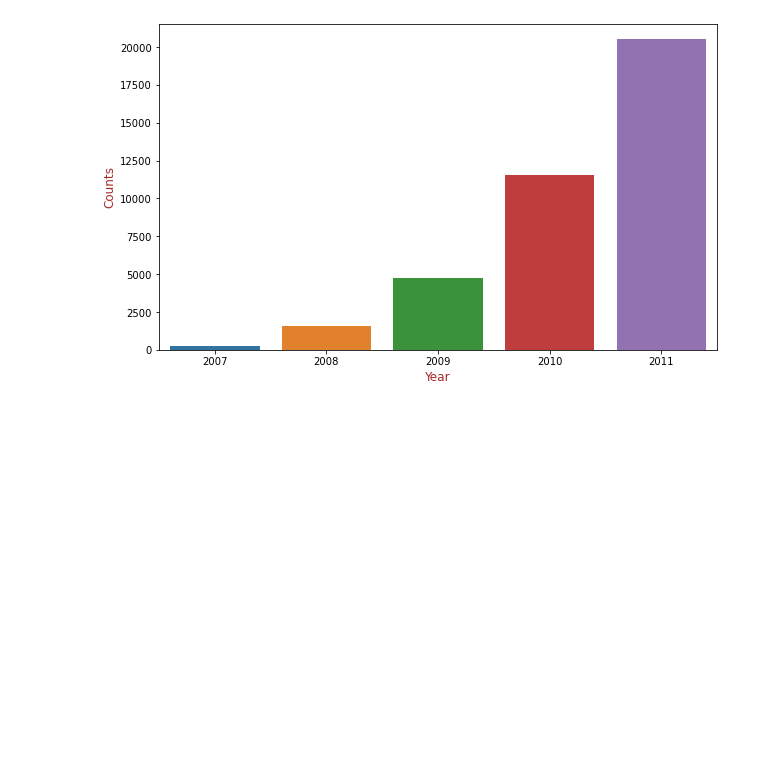
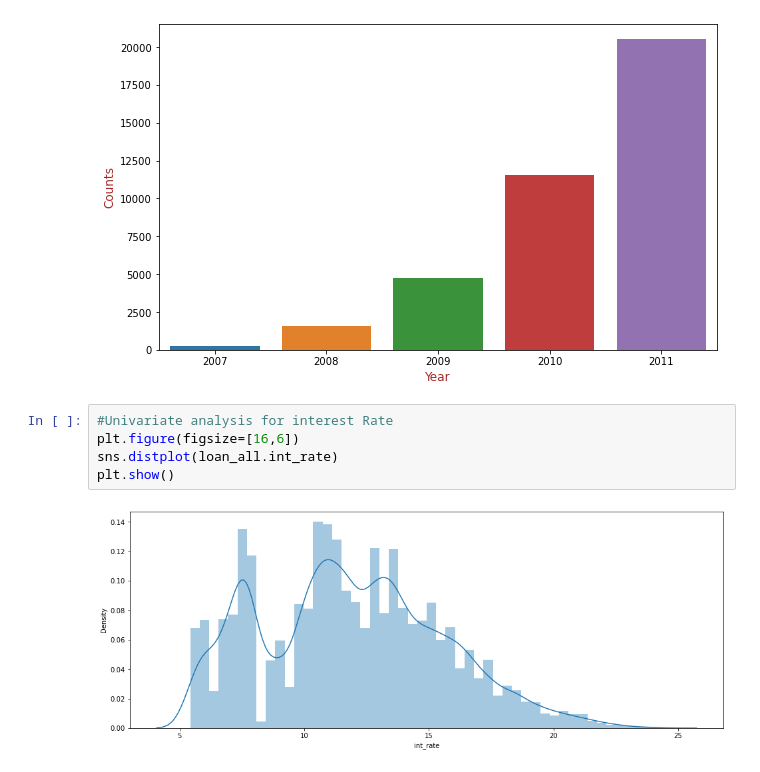
Before and after one commit to bappa-2000/LendingClubCaseStudy, a Jupyter notebook: Sanjay_Saini.ipynb, the cells around one changed output. Saved outputs shown, nothing was run; the diff lists cells and outputs as text; blank space fills up the shorter version.

```diff
--- a/Sanjay_Saini.ipynb
+++ b/Sanjay_Saini.ipynb
@@ -684,3 +649,10 @@ plt.ylabel("Counts", fontdict={'fontsize': 12, 'fontweight' : 5, 'color' : 'Brow
 plt.show()
 # %% [output]
 [figure]
+# %%
+#Univariate analysis for interest Rate
+plt.figure(figsize=[16,6])
+sns.distplot(loan_all.int_rate)
+plt.show()
+# %% [output]
+[figure, added]
```
Also changed, not shown: parts of 14 cells of this notebook.
